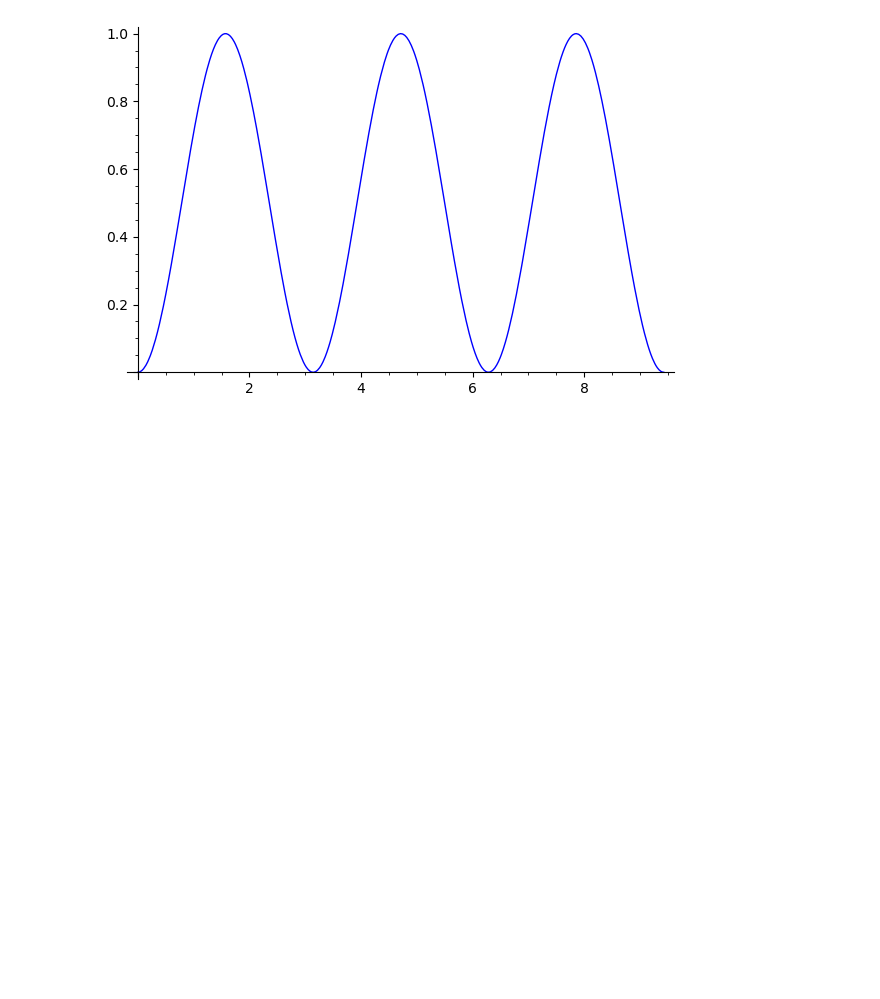
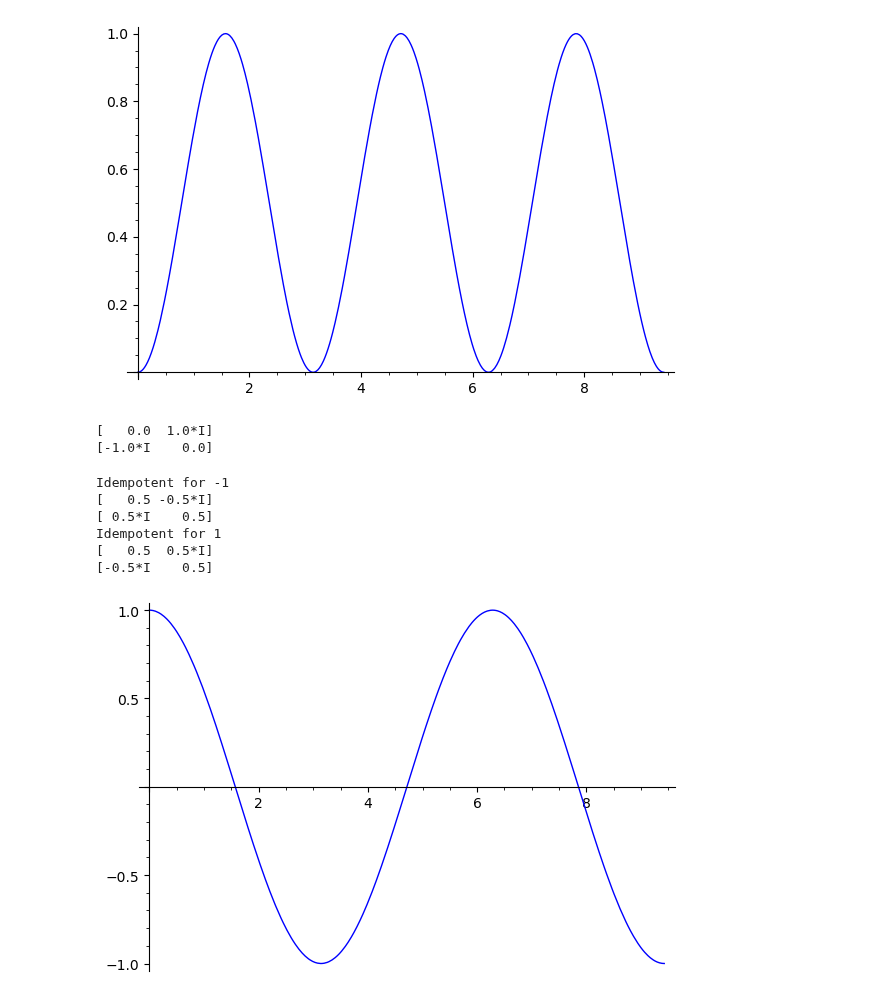
Before and after one commit to EmilyMWright/FUSRP-2021-Quantum-Walks, a Jupyter notebook: Idempotents_of_Adjancency_Matrix.ipynb, the cells around one changed output. Cells and saved outputs as stored; diff of their text form; code cells hidden in the pictures; blank space fills up the shorter version.

```diff
--- a/Idempotents_of_Adjancency_Matrix.ipynb
+++ b/Idempotents_of_Adjancency_Matrix.ipynb
@@ -73,7 +73,10 @@ def transfer(A, t):
         U = U + exp(I*t*evals[i])*idems[i]
     return U
 # %%
-# Example usages
+# Example usage for C6
 AC6 = matrix([[0,0,1,0,0,1],[0,0,0,1,1,0],[1,0,0,0,1,0],[0,1,0,0,0,1],[0,1,1,0,0,0],[1,0,0,1,0,0]])
-idempotents(AC6)
+EAC6, lAC6 = idempotents(AC6)
+for i in range(len(lAC6)):
+    print("Idempotent for", int(lAC6[i]))
+    print(EAC6[i].round(3))
 # %% [output]
@@ -126,2 +137,0 @@ idempotents(AC4)
-# %%
-H = np.matrix([[0,1j],[-1j,0]])
@@ -134,0 +138,5 @@ res1, res2 = idempotents(H); [res.round(5) for res in res1]
+# %%
+EAC4, lAC4 = idempotents(AC4)
+for i in range(len(lAC4)):
+    print("Idempotent for", int(lAC4[i]))
+    print(EAC4[i].round(5))
@@ -185,3 +210,26 @@ plot(transfer_at_time_r(DC4,x,0,0),0,3*np.pi)
 plot(transfer_at_time_r(DC4,x,2,0),0,3*np.pi)
 # %% [output]
 [figure]
+# %%
+# Example usage for simple Hermitian matrix
+H = np.matrix([[0,1j],[-1j,0]]); matrix(H)
+# %% [output]
+[   0.0  1.0*I]
+[-1.0*I    0.0]
+# %%
+EH, lH = idempotents(H);
+for i in range(len(lH)):
+    print("Idempotent for", int(lH[i]))
+    print(EH[i].round(5))
+# %% [output]
+Idempotent for -1
+[   0.5 -0.5*I]
+[ 0.5*I    0.5]
+Idempotent for 1
+[   0.5  0.5*I]
+[-0.5*I    0.5]
+# %%
+# Plots real part of U(t) for matrix H from time 0 to 3pi at entry [0][0]
+plot(transfer_at_time_r(H,x,0,0),0,3*np.pi)
+# %% [output]
+[figure, added]
```
Also changed, not shown: parts of 12 cells of this notebook.
